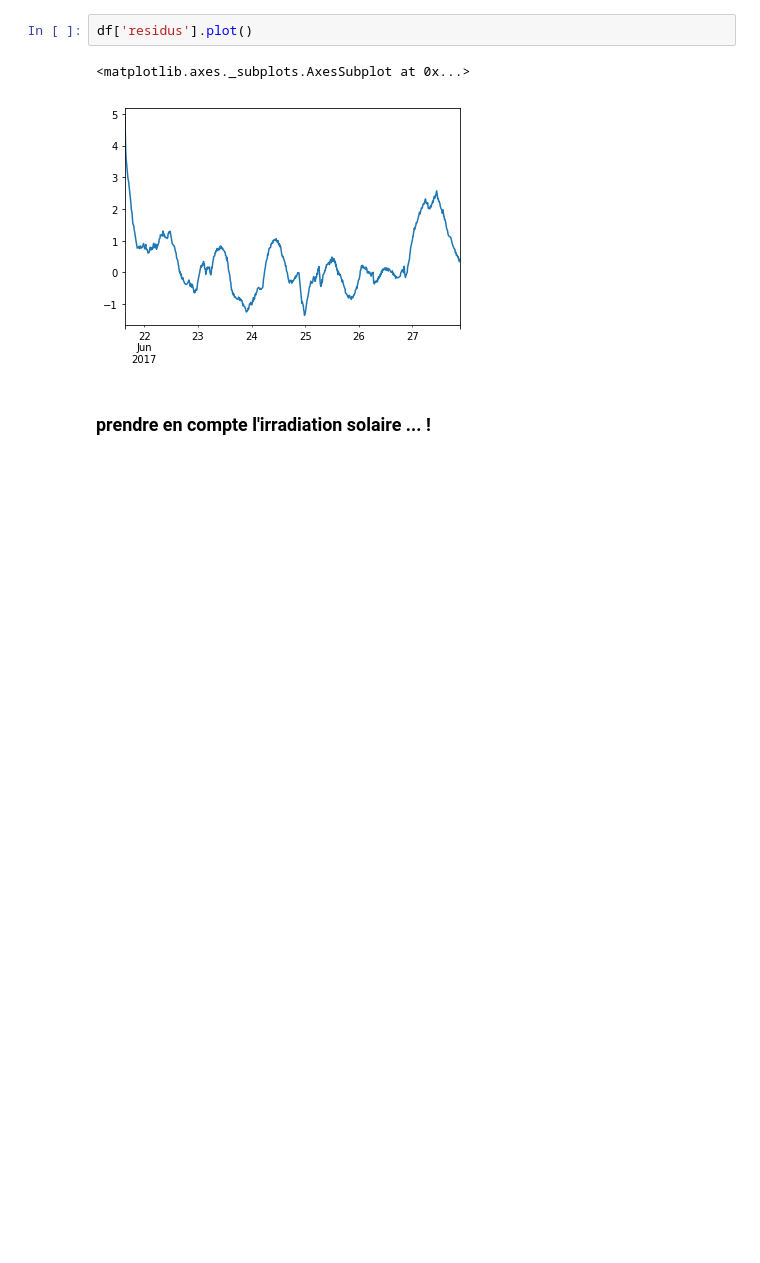
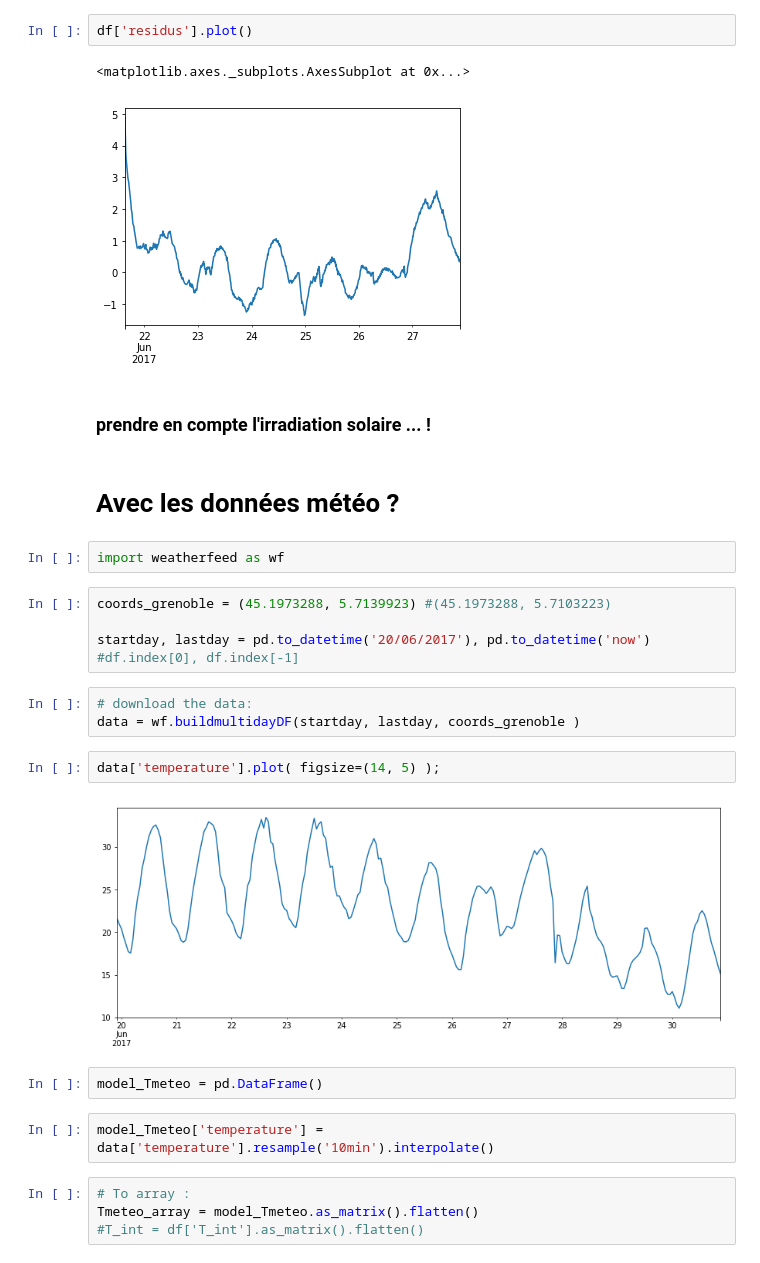
Before and after one commit to xdze2/thermique_appart, a Jupyter notebook: Model01.ipynb, the cells around one changed output. Cells and saved outputs as stored; diff of their text form; blank space fills up the shorter version.

```diff
--- a/Model01.ipynb
+++ b/Model01.ipynb
@@ -127,3 +124,27 @@ df['residus'].plot()
 [figure]
 # %% [markdown]
 ### prendre en compte l'irradiation solaire ... !
+# %% [markdown]
+# Avec les données météo ?
+# %%
+import weatherfeed as wf
+# %%
+coords_grenoble = (45.1973288, 5.7139923) #(45.1973288, 5.7103223)
+
+startday, lastday = pd.to_datetime('20/06/2017'), pd.to_datetime('now')
+#df.index[0], df.index[-1]
+# %%
+# download the data:
+data = wf.buildmultidayDF(startday, lastday, coords_grenoble )
+# %%
+data['temperature'].plot( figsize=(14, 5) );
+# %% [output]
+[figure, added]
+# %%
+model_Tmeteo = pd.DataFrame()
+# %%
+model_Tmeteo['temperature'] = data['temperature'].resample('10min').interpolate()
+# %%
+# To array :
+Tmeteo_array = model_Tmeteo.as_matrix().flatten()
+#T_int = df['T_int'].as_matrix().flatten()
```
Also changed, not shown: parts of 7 cells of this notebook, 10 other files.
